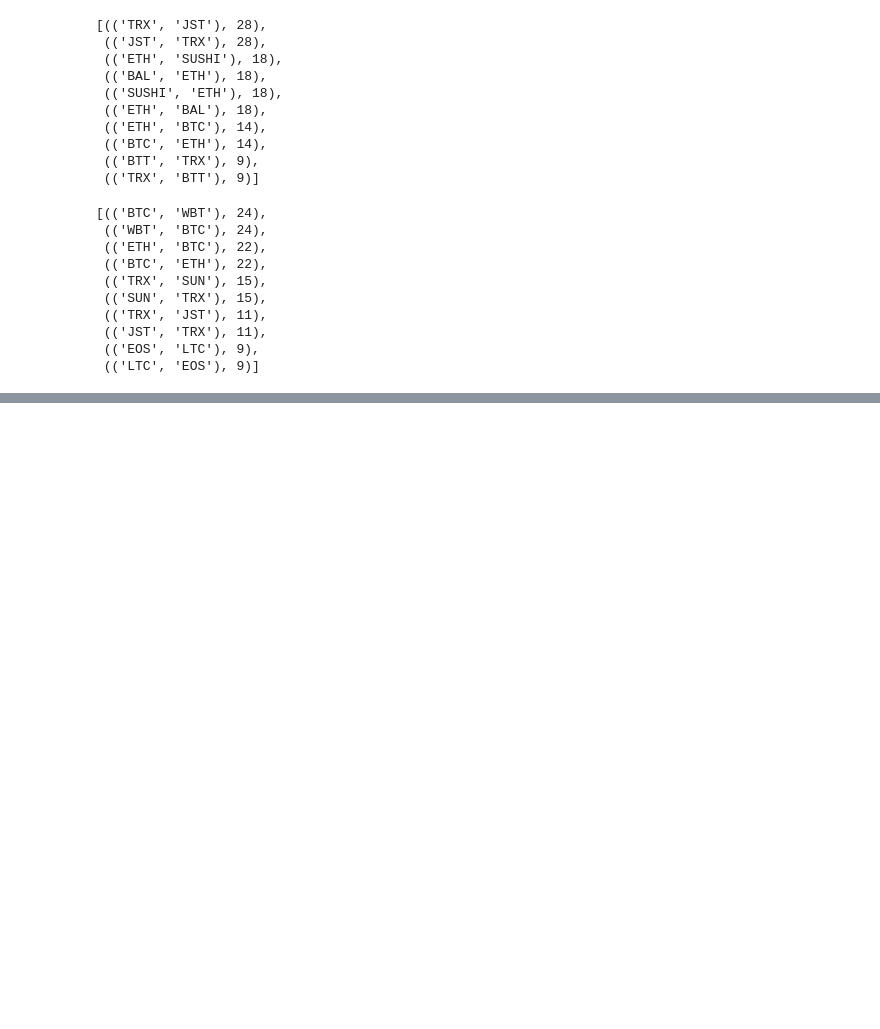
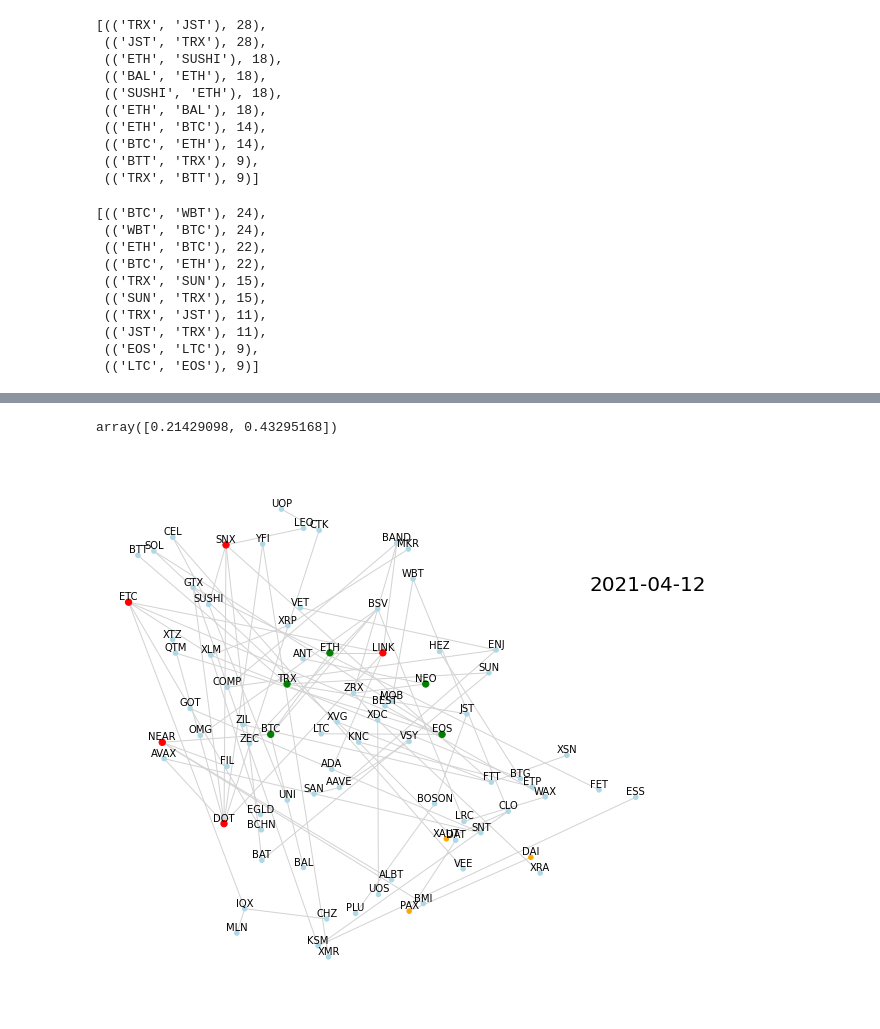
Before and after one commit to codingFerryman/crypto_market_hierarchy_structure, a Jupyter notebook: src/30m_MST_per_day.ipynb, the cells around one changed output, grey strips where cells are left out. Cells and saved outputs as stored; diff of their text form; code cells hidden in the pictures; blank space fills up the shorter version.

```diff
--- a/src/30m_MST_per_day.ipynb
+++ b/src/30m_MST_per_day.ipynb
@@ -380,7 +374,0 @@ for i in range(len(time_range2)-1):
-# %%
-fig, ax = plt.subplots(1, 1, figsize=(10,4))
-ax.set_title('MST node similarity')
-ax.plot(MST_node_sim_range1, label='time range 1')
-ax.plot(MST_node_sim_range2, label='time range 2')
-ax.legend()
-plt.show()
@@ -388,0 +377,21 @@ plt.show()
+# %%
+# Get coin position dict from the MST with most nodes
+def find_most_num_tickers(MST_range, time_range):
+    _num_tickers = 0
+    _index = 0
+    for i in range(len(time_range)):
+        _len_tickers = len(MST_range[time_range[i]]['target_leader'][1].keys())
+        if _len_tickers > _num_tickers :
+                _num_tickers = _len_tickers
+                _index = i
+    return _index, _num_tickers
+indx_MST_most_nodes, num_most_nodes = find_most_num_tickers(MST_range1, time_range1)
+fixed_all_pos = nx.spring_layout(MST_range1[time_range1[indx_MST_most_nodes]]['target_leader'][0])
+ticker_MST_most_nodes = MST_range1[time_range1[indx_MST_most_nodes]]['target_leader'][1]
+fixed_all_pos_by_ticker = {}
+for i in range(num_most_nodes):
+    fixed_all_pos_by_ticker[ticker_MST_most_nodes[i]] = fixed_all_pos[i]
+# %%
+fixed_all_pos_by_ticker['BTC']
+# %% [output]
+array([0.21429098, 0.43295168])
@@ -388,0 +426,16 @@ plt.show()
+# %%
+def plot_MST_series(i, MST_range, time_range, coin_of_interest_range):
+    new_position = MST_set_node_position(MST_range[time_range[i]]['target_leader'], coin_of_interest_range, circular_positions, fixed_all_pos_by_ticker)
+    fig, ax = plt.subplots(1,1,figsize=(10, 10))
+    ax.axis('equal')
+    fig.text(0.8, 0.7, f'{time_range[i][0]}',fontsize = 20)
+    G = new_position[0]
+    pos = new_position[1]
+    nodesize = new_position[2]
+    tickers = new_position[3]
+
+    nx.draw(G, pos=pos, with_labels=True, labels=tickers,
+                node_size=nodesize, font_size=10, edge_color='lightgray',
+                node_color = [G.nodes[i]['color'] for i in G.nodes()],
+                verticalalignment='bottom',alpha=1,ax=ax)
+    plt.savefig(f'{i}.png')
@@ -388,0 +447,4 @@ plt.show()
+# %%
+plot_MST_series(0, MST_range1, time_range1, coin_of_interest_range1)
+# %% [output]
+[figure, added]
```
Also changed, not shown: parts of 49 cells of this notebook.
